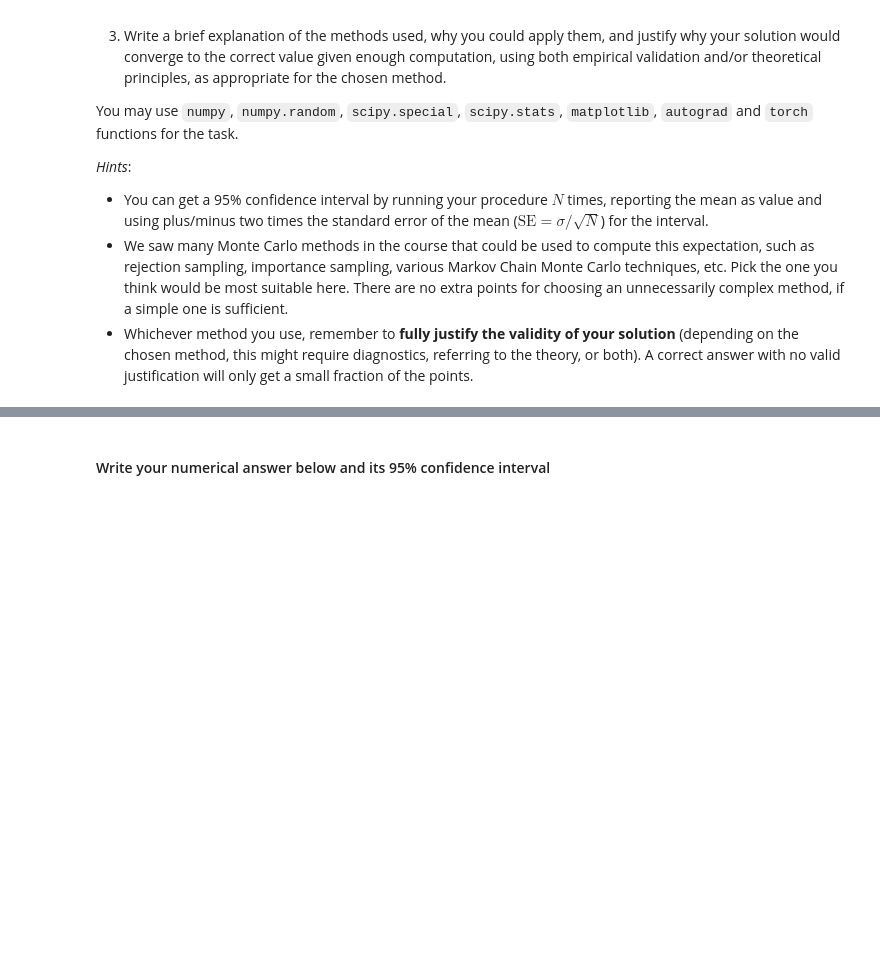
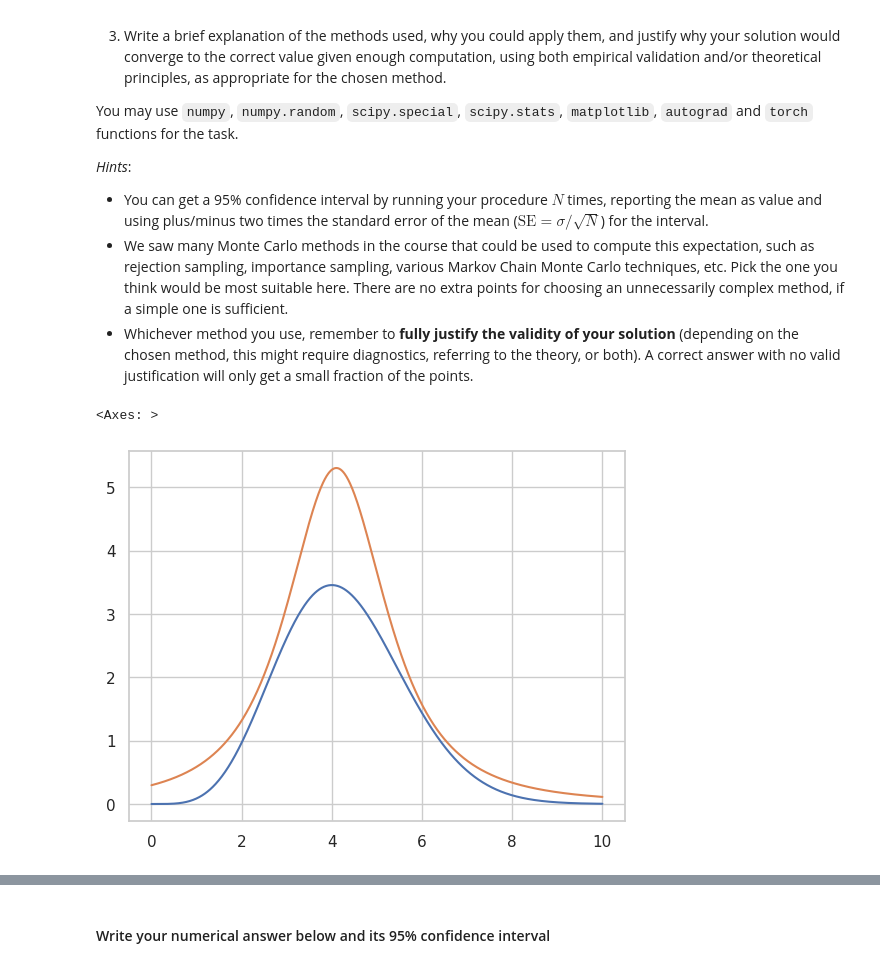
Before and after one commit to yherin/hy-computational-statistics-2023, a Jupyter notebook: CompStats_home_exam_2023-10.ipynb, the cells around one changed output, grey strips where cells are left out. Saved outputs shown, nothing was run; the diff lists cells and outputs as text; code cells hidden in the pictures; blank space fills up the shorter version.

```diff
--- a/CompStats_home_exam_2023-10.ipynb
+++ b/CompStats_home_exam_2023-10.ipynb
@@ -275,3 +329,35 @@ You may use `numpy`, `numpy.random`, `scipy.special`, `scipy.stats`, `matplotlib
 - You can get a 95% confidence interval by running your procedure $N$ times, reporting the mean as value and using plus/minus two times the standard error of the mean ($\mathrm{SE} = \sigma / \sqrt{N}$) for the interval.
 - We saw many Monte Carlo methods in the course that could be used to compute this expectation, such as rejection sampling, importance sampling, various Markov Chain Monte Carlo techniques, etc. Pick the one you think would be most suitable here. There are no extra points for choosing an unnecessarily complex method, if a simple one is sufficient.
 - Whichever method you use, remember to **fully justify the validity of your solution** (depending on the chosen method, this might require diagnostics, referring to the theory, or both). A correct answer with no valid justification will only get a small fraction of the points.
+# %%
+from typing import Callable
+from matplotlib import pyplot as plt
+from scipy import stats as ss
+import seaborn as sns
+sns.set()
+sns.set_style("whitegrid")
+
+import numpy as np
+
+def f_pdf(theta: np.ndarray) -> np.ndarray:
+    term1 = .5 * np.log(2/ np.pi)
+    term2 = 2 * np.log(theta)
+    term3 = -((theta**2) / 8)
+    term4 = np.log(8)
+    return np.exp((term1 + term2 + term3 - term4) + (2 * np.log(theta)))
+
+g_dist = ss.t(df=2, loc=4.1, scale=1.2)
+M = 18
+# %%
+# plot the density over a 0, 10 interval
+x = np.linspace(1e-15, 10, 1000)
+y = f_pdf(x)
+fig, ax = plt.subplots()
+sns.lineplot(x=x, y=y, ax=ax)
+
+# check g_pdf
+y_ = g_dist.pdf(x) * M
+sns.lineplot(x=x, y=y_, ax=ax)
+# %% [output]
+<Axes: >
+[figure, added]
```
Also changed, not shown: parts of 47 cells of this notebook, 5 other files.
